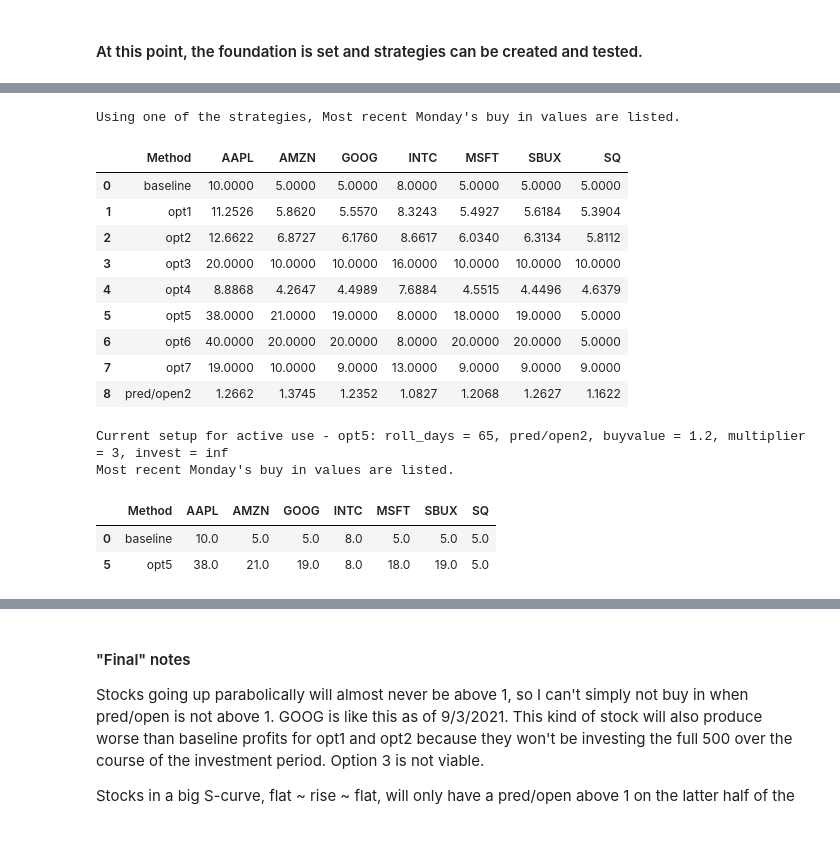
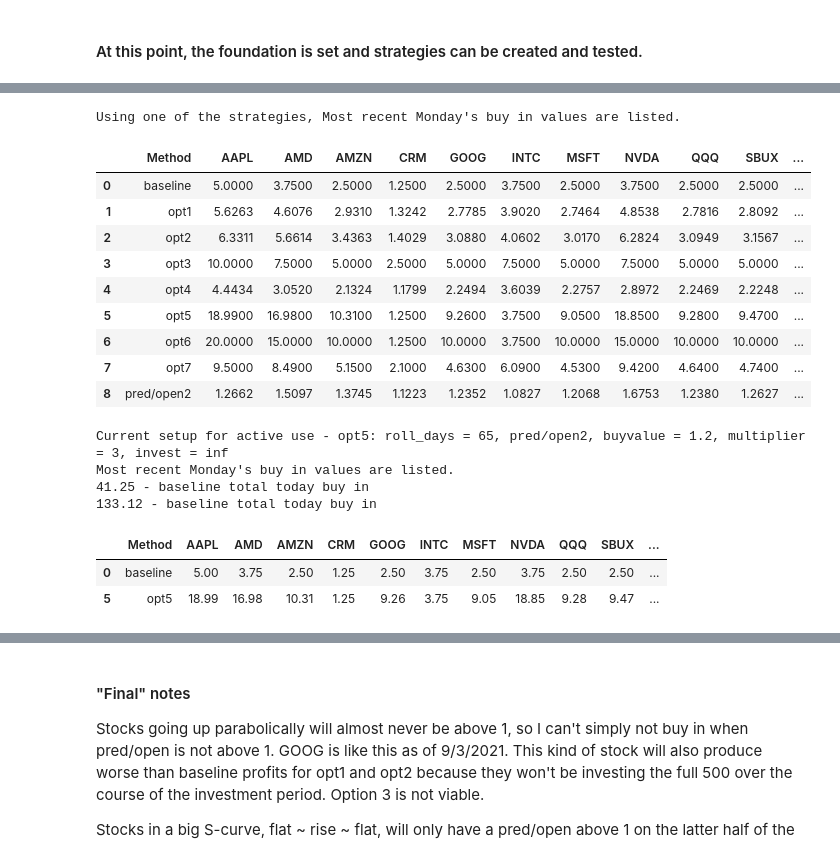
Before and after one commit to applewjr/Stock_Projects, a Jupyter notebook: revisions5_opt5.ipynb, the cells around one changed output, grey strips where cells are left out. Saved outputs shown, nothing was run; the diff lists cells and outputs as text; code cells hidden in the pictures.

```diff
--- a/revisions5_opt5.ipynb
+++ b/revisions5_opt5.ipynb
@@ -87,11 +87,10 @@ ymd
 # %%
 ##### User choices go here #####
 
-
 # choose stocks of interest
 # stocks chosen must all have data for full range of dates
-# stock_list = ['AAPL', 'AMD', 'AMZN', 'CRM', 'GOOG', 'INTC', 'MSFT', 'NVDA', 'QQQ', 'SBUX', 'SQ', 'TSLA', 'TSM'] # core list
-stock_list = ['AAPL', 'AMZN', 'GOOG', 'INTC', 'MSFT', 'SBUX', 'SQ'] # flight 1
+stock_list = ['AAPL', 'AMD', 'AMZN', 'CRM', 'GOOG', 'INTC', 'MSFT', 'NVDA', 'QQQ', 'SBUX', 'SQ', 'TSLA', 'TSM'] # core list
+# stock_list = ['AAPL', 'AMZN', 'GOOG', 'INTC', 'MSFT', 'SBUX', 'SQ'] # flight 1
 # stock_list = ['AMD', 'CRM', 'NVDA', 'QQQ', 'TSLA', 'TSM'] # flight 2
 
 # stock_list = ['^GSPC'] # AKA S&P 500
@@ -104,8 +103,9 @@ stock_list = ['AAPL', 'AMZN', 'GOOG', 'INTC', 'MSFT', 'SBUX', 'SQ'] # flight 1
 
 # choose how much to contribute each weekly period
 # may choose a single value for all stocks or a set of tailored values per stock
-# contrib_amt = [10, 8, 5, 3, 5, 8, 5, 8, 5, 5, 5, 10, 8] # for core list
-contrib_amt = [10, 5, 5, 8, 5, 5, 5] # flight 1
+contrib_amt = [5.00, 3.75, 2.50, 1.25, 2.50, 3.75, 2.50, 3.75, 2.50, 2.50, 2.50, 5.00, 3.75] # for core list new
+# contrib_amt = [10, 8, 5, 3, 5, 8, 5, 8, 5, 5, 5, 10, 8] # for core list old
+# contrib_amt = [10, 5, 5, 8, 5, 5, 5] # flight 1
 # contrib_amt = [8, 3, 8, 5, 10, 8] # flight 2
 
 
@@ -120,7 +120,7 @@ total_weeks = 104
 
 # invest every nth week
 # 1 = every week, 2 = every 2 weeks, etc
-nth_week = 2
+nth_week = 1
 
 # number of days to roll into each linear regression.
 # 260 will be about 1 year
@@ -192,12 +267,4 @@ contrib_amt
 # %%
-# Pull the data
-df = yf.download(
-        tickers = stock_list
-        ,period = str(day_hist) + 'd'
-        #,start = '2017-02-14' # to choose custom date ranges
-        #,end = '2020-02-14' # to choose custom date ranges
-    )
-
 # allows a single stock to pass through, not just 2+ stocks. and passes through just closing
 if len(stock_list) == 1:
     df[stock_list[0]] = df['Open']
@@ -253,7 +320,7 @@ df['trade_day'] = trade_day_list
 # export data at current date/time
 try:
     ymdt = ymd + '_' + datetime.datetime.now().strftime('%H%M%S')
-    df.to_csv(f'C:/Users/james/OneDrive/Desktop/Projects/Stocks_1/stocks_raw_export_{ymdt}.csv', index = False)
+    df.to_csv(f'C:/Users/james/OneDrive/Desktop/Projects/Stocks_1/stocks_raw_export_{ymdt}.csv')
 except:
     print('Can\'t export data')
 
@@ -621,8 +705,8 @@ for j, z in zip(stock_list, contrib_amt):
         if df[str(j) +' pred/open2'].iloc[i] < buyvalue:
             df[str(j) +' opt5'].iloc[i] = z
         else:
-            df[str(j) +' opt5'].iloc[i] = round(z * df[str(j) +' pred/open2'].iloc[i] * multiplier,0)
-                # round because, I really don't want to deal with non-whole dollar amounts in practice
+            #df[str(j) +' opt5'].iloc[i] = round(z * df[str(j) +' pred/open2'].iloc[i] * multiplier,0)
+            df[str(j) +' opt5'].iloc[i] = z * df[str(j) +' pred/open2'].iloc[i] * multiplier
         df[str(j) +' opt5_stk'].iloc[i] = df[str(j) +' opt5'].iloc[i]/df[str(j)].iloc[i]
         v -= z*df[str(j) +' pred/open2'].iloc[i]
         if i == (len(df)-1):
@@ -658,8 +742,8 @@ for j, z in zip(stock_list, contrib_amt):
         if df[str(j) +' pred/open2'].iloc[i] < buyvalue2:
             df[str(j) +' opt7'].iloc[i] = z
         else:
-            df[str(j) +' opt7'].iloc[i] = round(z * df[str(j) +' pred/open2'].iloc[i] * multiplier3,0)
-                # round because, I really don't want to deal with non-whole dollar amounts in practice
+            # df[str(j) +' opt7'].iloc[i] = round(z * df[str(j) +' pred/open2'].iloc[i] * multiplier3,0)
+            df[str(j) +' opt7'].iloc[i] = z * df[str(j) +' pred/open2'].iloc[i] * multiplier3
         df[str(j) +' opt7_stk'].iloc[i] = df[str(j) +' opt7'].iloc[i]/df[str(j)].iloc[i]
         v -= z*df[str(j) +' pred/open2'].iloc[i]
         if i == (len(df)-1):
@@ -1023,45 +1107,47 @@ for j, z in zip(stock_list, contrib_amt):
         elif i == 1:
             x = z * df[str(j) + ' pred/open'].iloc[invest_weeks-1]
         elif i == 2:
             x = z * df[str(j) + ' pred/open2'].iloc[invest_weeks-1]
         elif i == 3:
             x = z * 2 * df[str(j) + ' >1'].iloc[invest_weeks-1]
         elif i == 4:
             x = z / df[str(j) + ' pred/open'].iloc[invest_weeks-1]
         elif i == 5:
             if df[str(j) +' pred/open2'].iloc[invest_weeks-1] < buyvalue:
                 x = z
             else:
-                x = round(z * df[str(j) +' pred/open2'].iloc[invest_weeks-1] * multiplier,0)
+                # x = round(z * df[str(j) +' pred/open2'].iloc[invest_weeks-1] * multiplier,0)
+                x = round(z * df[str(j) +' pred/open2'].iloc[invest_weeks-1] * multiplier,2)
         elif i == 6:
             if df[str(j) +' pred/open2'].iloc[invest_weeks-1] < buyvalue:
                 x = z
             else:
                 x = z * multiplier2
         elif i == 7:
             if df[str(j) +' pred/open2'].iloc[invest_weeks-1] < buyvalue2:
                 x = z
             else:
-                x = round(z * df[str(j) +' pred/open2'].iloc[invest_weeks-1] * multiplier3,0)
+                # x = round(z * df[str(j) +' pred/open2'].iloc[invest_weeks-1] * multiplier3,0)
+                x = round(z * df[str(j) +' pred/open2'].iloc[invest_weeks-1] * multiplier3,2)
         elif i == 8:
             x = df[str(j) + ' pred/open2'].iloc[invest_weeks-1]
         else: -1
         nlist.append(round(x,4))
     now[str(j)] = nlist
 
 now
 # %% [output]
 Using one of the strategies, Most recent Monday's buy in values are listed.
-|  | Method | AAPL | AMZN | GOOG | INTC | MSFT | SBUX | SQ |
-| 0 | baseline | 10.0000 | 5.0000 | 5.0000 | 8.0000 | 5.0000 | 5.0000 | 5.0000 |
-| 1 | opt1 | 11.2526 | 5.8620 | 5.5570 | 8.3243 | 5.4927 | 5.6184 | 5.3904 |
-| 2 | opt2 | 12.6622 | 6.8727 | 6.1760 | 8.6617 | 6.0340 | 6.3134 | 5.8112 |
-| 3 | opt3 | 20.0000 | 10.0000 | 10.0000 | 16.0000 | 10.0000 | 10.0000 | 10.0000 |
-| 4 | opt4 | 8.8868 | 4.2647 | 4.4989 | 7.6884 | 4.5515 | 4.4496 | 4.6379 |
-| 5 | opt5 | 38.0000 | 21.0000 | 19.0000 | 8.0000 | 18.0000 | 19.0000 | 5.0000 |
-| 6 | opt6 | 40.0000 | 20.0000 | 20.0000 | 8.0000 | 20.0000 | 20.0000 | 5.0000 |
-| 7 | opt7 | 19.0000 | 10.0000 | 9.0000 | 13.0000 | 9.0000 | 9.0000 | 9.0000 |
-| 8 | pred/open2 | 1.2662 | 1.3745 | 1.2352 | 1.0827 | 1.2068 | 1.2627 | 1.1622 |
+|  | Method | AAPL | AMD | AMZN | CRM | GOOG | INTC | MSFT | NVDA | QQQ | SBUX | ... |
+| 0 | baseline | 5.0000 | 3.7500 | 2.5000 | 1.2500 | 2.5000 | 3.7500 | 2.5000 | 3.7500 | 2.5000 | 2.5000 | ... |
+| 1 | opt1 | 5.6263 | 4.6076 | 2.9310 | 1.3242 | 2.7785 | 3.9020 | 2.7464 | 4.8538 | 2.7816 | 2.8092 | ... |
+| 2 | opt2 | 6.3311 | 5.6614 | 3.4363 | 1.4029 | 3.0880 | 4.0602 | 3.0170 | 6.2824 | 3.0949 | 3.1567 | ... |
+| 3 | opt3 | 10.0000 | 7.5000 | 5.0000 | 2.5000 | 5.0000 | 7.5000 | 5.0000 | 7.5000 | 5.0000 | 5.0000 | ... |
+| 4 | opt4 | 4.4434 | 3.0520 | 2.1324 | 1.1799 | 2.2494 | 3.6039 | 2.2757 | 2.8972 | 2.2469 | 2.2248 | ... |
+| 5 | opt5 | 18.9900 | 16.9800 | 10.3100 | 1.2500 | 9.2600 | 3.7500 | 9.0500 | 18.8500 | 9.2800 | 9.4700 | ... |
+| 6 | opt6 | 20.0000 | 15.0000 | 10.0000 | 1.2500 | 10.0000 | 3.7500 | 10.0000 | 15.0000 | 10.0000 | 10.0000 | ... |
+| 7 | opt7 | 9.5000 | 8.4900 | 5.1500 | 2.1000 | 4.6300 | 6.0900 | 4.5300 | 9.4200 | 4.6400 | 4.7400 | ... |
+| 8 | pred/open2 | 1.2662 | 1.5097 | 1.3745 | 1.1223 | 1.2352 | 1.0827 | 1.2068 | 1.6753 | 1.2380 | 1.2627 | ... |
 # %%
 # export data at current date/time
 try:
@@ -1073,13 +1159,24 @@ except:
 print(f'Current setup for active use - opt5: {roll_days = }, pred/open2, {buyvalue = }, {multiplier = }, {invest = }')
 print('Most recent Monday\'s buy in values are listed.')
 
+opt0_cost = 0
+opt5_cost = 0
+for i in stock_list:
+    opt0_cost += now.iloc[0][i]
+    opt5_cost += now.iloc[5][i]
+
+print(f'{opt0_cost} - baseline total today buy in')
+print(f'{opt5_cost} - baseline total today buy in')
+
 now.iloc[[0,5]]
 # %% [output]
 Current setup for active use - opt5: roll_days = 65, pred/open2, buyvalue = 1.2, multiplier = 3, invest = inf
 Most recent Monday's buy in values are listed.
+41.25 - baseline total today buy in
+133.12 - baseline total today buy in
-|  | Method | AAPL | AMZN | GOOG | INTC | MSFT | SBUX | SQ |
-| 0 | baseline | 10.0 | 5.0 | 5.0 | 8.0 | 5.0 | 5.0 | 5.0 |
-| 5 | opt5 | 38.0 | 21.0 | 19.0 | 8.0 | 18.0 | 19.0 | 5.0 |
+|  | Method | AAPL | AMD | AMZN | CRM | GOOG | INTC | MSFT | NVDA | QQQ | SBUX | ... |
+| 0 | baseline | 5.00 | 3.75 | 2.50 | 1.25 | 2.50 | 3.75 | 2.50 | 3.75 | 2.50 | 2.50 | ... |
+| 5 | opt5 | 18.99 | 16.98 | 10.31 | 1.25 | 9.26 | 3.75 | 9.05 | 18.85 | 9.28 | 9.47 | ... |
 # %%
 print('pred/open2 current values')
 for j in stock_list:
```
Also changed, not shown: parts of 24 cells of this notebook.
